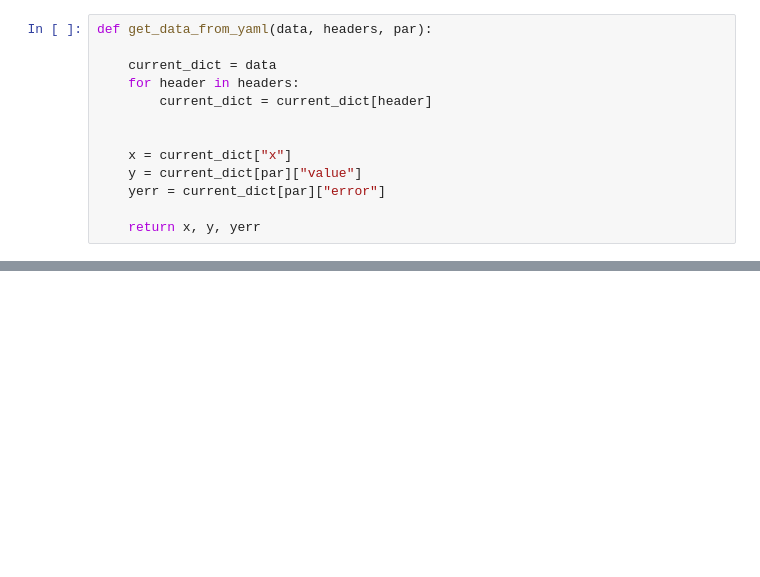
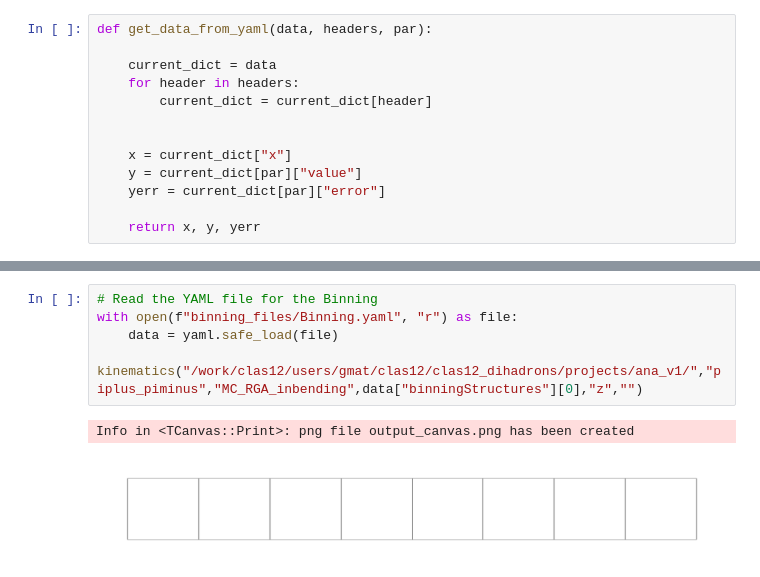
Before and after one commit to Gregtom3/clas12_dihadrons, a Jupyter notebook: utils/helper.ipynb, the cells around one changed output, grey strips where cells are left out. Drawn from its saved outputs; the diff is of its cells as text; blank space fills up the shorter version.

```diff
--- a/utils/helper.ipynb
+++ b/utils/helper.ipynb
@@ -137,0 +473,9 @@ def get_data_from_yaml(data, headers, par):
+# %%
+# Read the YAML file for the Binning
+with open(f"binning_files/Binning.yaml", "r") as file:
+    data = yaml.safe_load(file)
+
+kinematics("/work/clas12/users/gmat/clas12/clas12_dihadrons/projects/ana_v1/","piplus_piminus","MC_RGA_inbending",data["binningStructures"][0],"z","")
+# %% [output]
+Info in <TCanvas::Print>: png file output_canvas.png has been created
+[figure, added]
```
Also changed, not shown: parts of 12 cells of this notebook, 15 other files.
